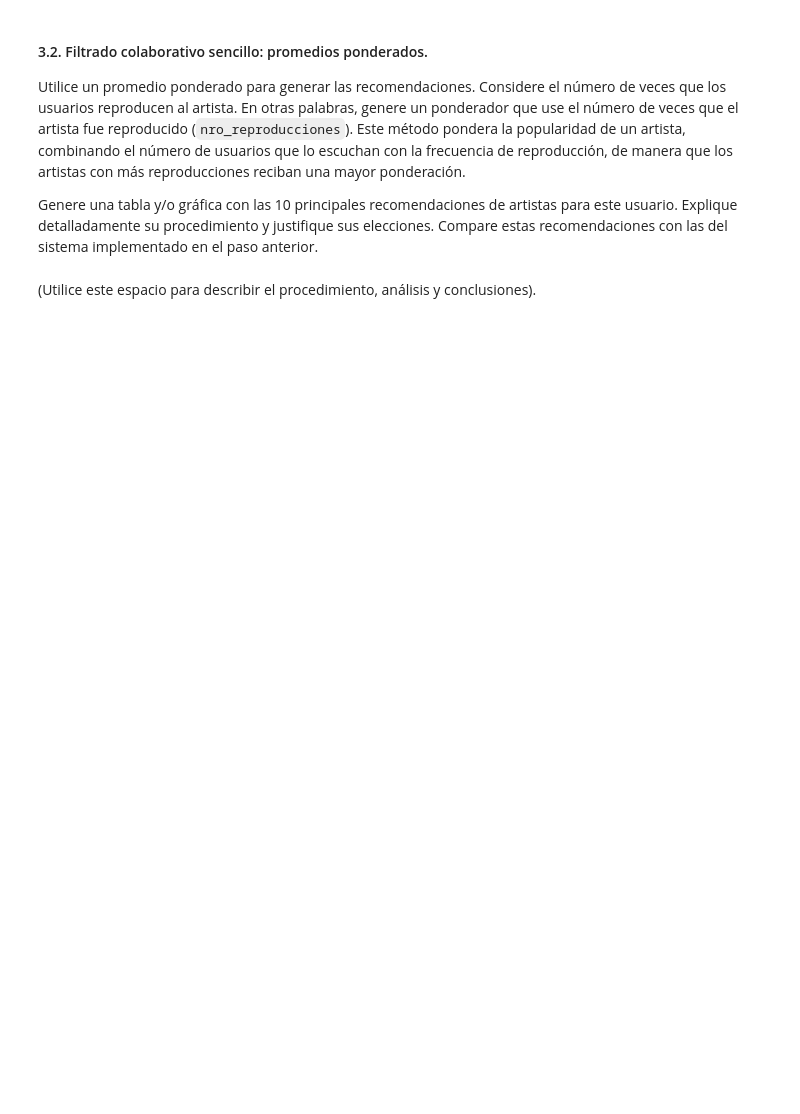
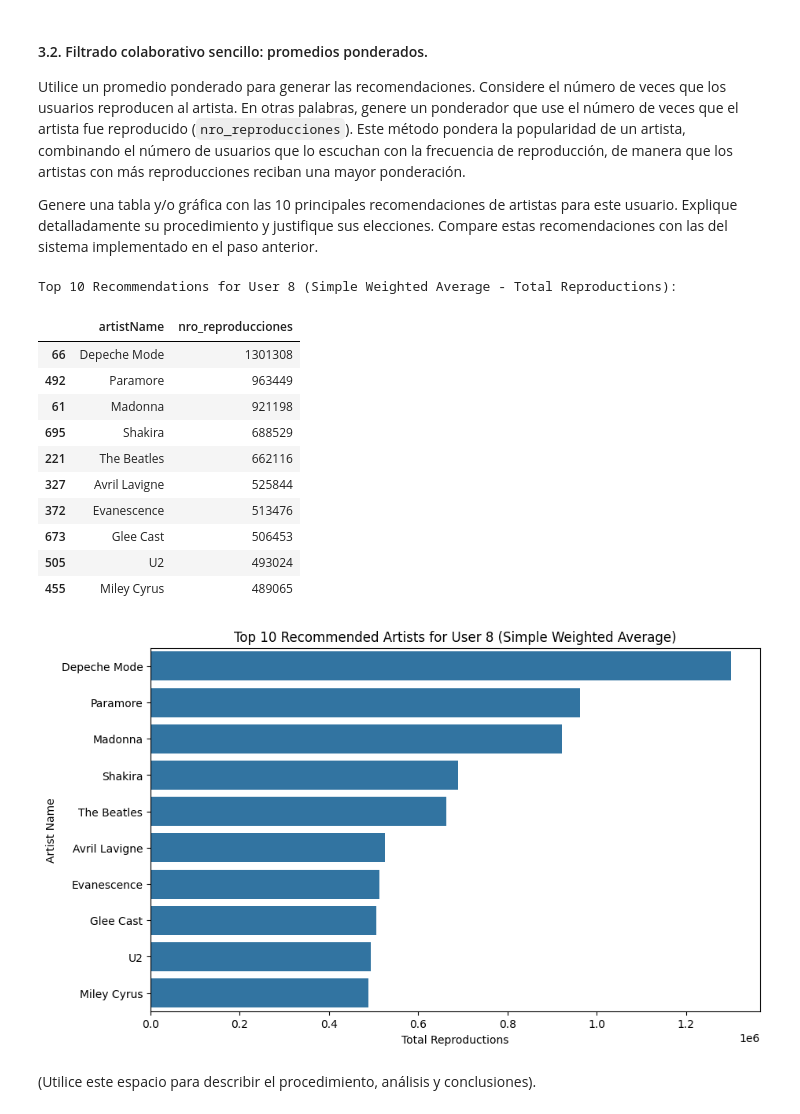
Before and after one commit to jbolivar1975/MIAD_Aprendizaje_no_supervisado, a Jupyter notebook: Semana5/S5_LC_Taller_Colab.ipynb, the cells around one changed output. Drawn from its saved outputs; the diff is of its cells as text; code cells hidden in the pictures; blank space fills up the shorter version.

```diff
--- a/Semana5/S5_LC_Taller_Colab.ipynb
+++ b/Semana5/S5_LC_Taller_Colab.ipynb
@@ -226,5 +440,47 @@ Utilice un promedio ponderado para generar las recomendaciones. Considere el nú
 Genere una tabla y/o gráfica con las 10 principales recomendaciones de artistas para este usuario. Explique detalladamente su procedimiento y justifique sus elecciones. Compare estas recomendaciones con las del sistema implementado en el paso anterior.
 # %%
 # Utilice este espacio para escribir el código.
+# %%
+# Get the list of artists listened to by user 8 (already have user8_artists from previous step)
+# user8_artists = user8_data['artistID'].tolist()
+
+# Use the artist_play_counts DataFrame calculated earlier, which contains total reproductions per artist.
+# artist_play_counts = merged_df.groupby('artistID')['nro_reproducciones'].sum().reset_index()
+# artist_play_counts = pd.merge(artist_play_counts, artists_df[['artistID', 'artistName']], on='artistID')
+
+
+# Filter out artists that user 8 has already listened to
+recommendations_weighted = artist_play_counts[~artist_play_counts['artistID'].isin(user8_artists)]
+
+# Sort artists by total reproductions in descending order
+recommendations_weighted_sorted = recommendations_weighted.sort_values(by='nro_reproducciones', ascending=False)
+
+# Get the top 10 recommended artists
+top_10_recommendations_weighted = recommendations_weighted_sorted.head(10)
+
+print("Top 10 Recommendations for User 8 (Simple Weighted Average - Total Reproductions):")
+display(top_10_recommendations_weighted[['artistName', 'nro_reproducciones']])
+
+# Visualize the top 10 recommendations
+plt.figure(figsize=(10, 6))
+sns.barplot(x='nro_reproducciones', y='artistName', data=top_10_recommendations_weighted)
+plt.title('Top 10 Recommended Artists for User 8 (Simple Weighted Average)')
+plt.xlabel('Total Reproductions')
+plt.ylabel('Artist Name')
+plt.show()
+# %% [output]
+Top 10 Recommendations for User 8 (Simple Weighted Average - Total Reproductions):
+|  | artistName | nro_reproducciones |
+| 66 | Depeche Mode | 1301308 |
+| 492 | Paramore | 963449 |
+| 61 | Madonna | 921198 |
+| 695 | Shakira | 688529 |
+| 221 | The Beatles | 662116 |
+| 327 | Avril Lavigne | 525844 |
+| 372 | Evanescence | 513476 |
+| 673 | Glee Cast | 506453 |
+| 505 | U2 | 493024 |
+| 455 | Miley Cyrus | 489065 |
+[figure, added]
 # %% [markdown]
 (Utilice este espacio para describir el procedimiento, análisis y conclusiones).
```
Also changed, not shown: parts of 90 cells of this notebook.
